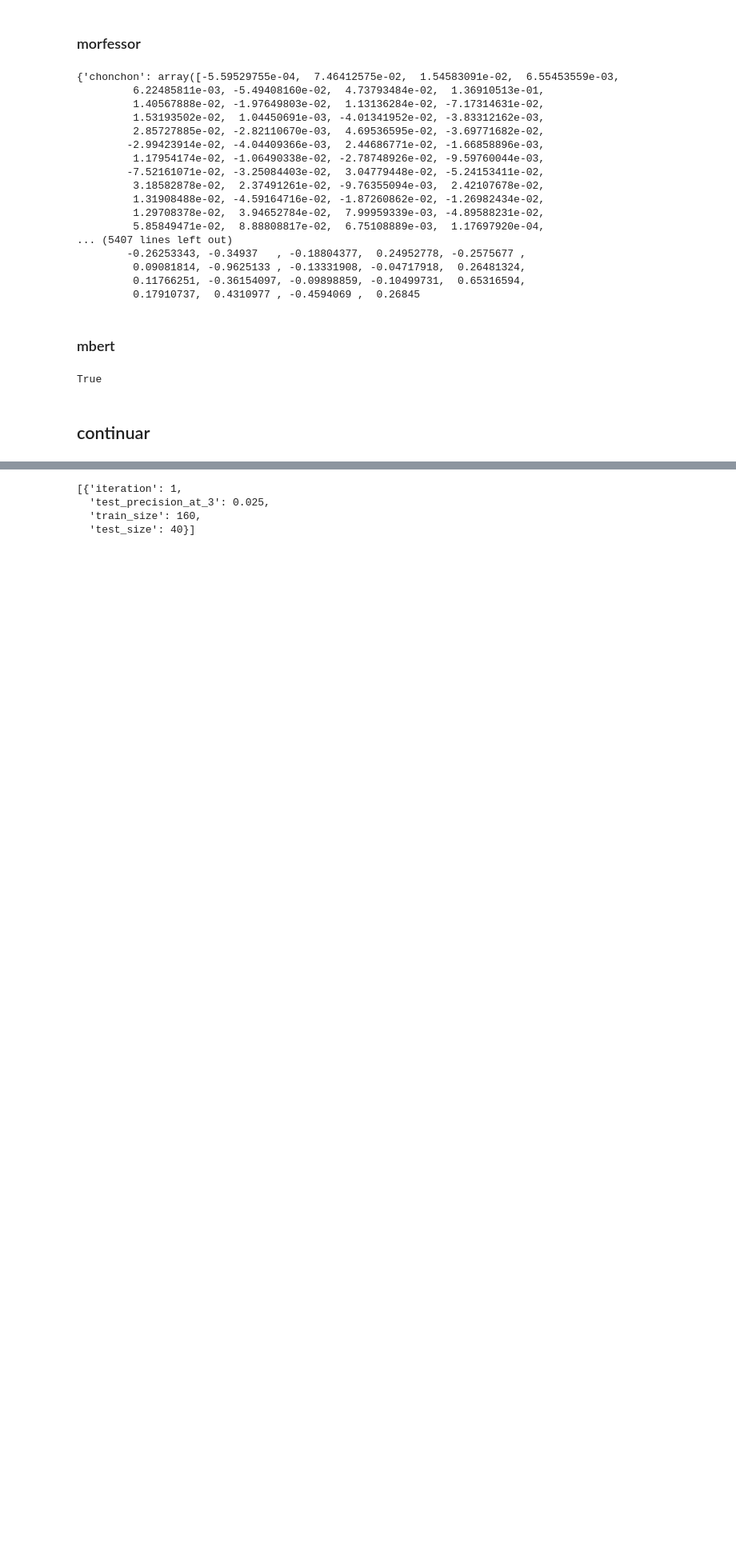
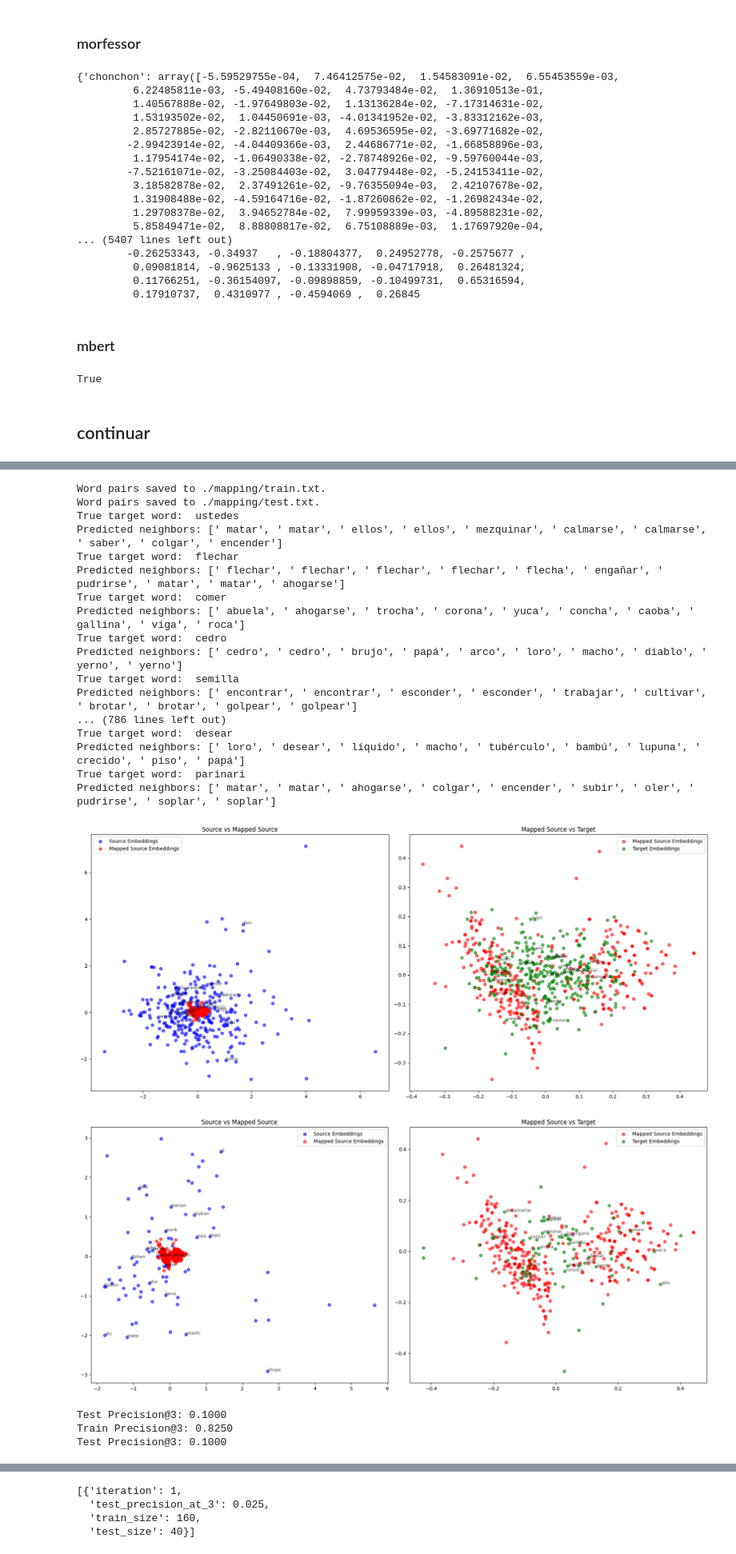
Before and after one commit to amyyy09/langmodel-iskonawa, a Jupyter notebook: O3/bdi/bdi.ipynb, the cells around one changed output, grey strips where cells are left out. Shown at 80% size. Drawn from its saved outputs; the diff is of its cells as text; code cells hidden in the pictures; blank space fills up the shorter version.

Commit message:
modelo final

```diff
--- a/O3/bdi/bdi.ipynb
+++ b/O3/bdi/bdi.ipynb
@@ -218,6 +220,10 @@ def train_bdi_pa(seed_dict, src_embeddings, tgt_embeddings, src_words, tgt_words
     train_tgt_words = [pair[1] for pair in train_pairs]
     test_tgt_words = [pair[1] for pair in test_pairs]
 
+
+    save_word_pairs_to_txt(train_src_words, train_tgt_words, "./mapping/train.txt")
+    save_word_pairs_to_txt(test_src_words, test_tgt_words, "./mapping/test.txt")
+
     # Get the embeddings for the training and test sets
     train_src = np.array([src_embeddings[word] for word in train_src_words])
     test_src = np.array([src_embeddings[word] for word in test_src_words])
@@ -227,6 +233,10 @@ def train_bdi_pa(seed_dict, src_embeddings, tgt_embeddings, src_words, tgt_words
     # 2. Train mapping function using only training data
     # print(train_src)
     mapping = learn_mapping(train_src, train_tgt)
+
+    # Save the trained mapping
+    with open("./mapping/model.bin", "wb") as f:
+        pickle.dump(mapping, f)
 
     # 3. Test mapping (evaluate on test set)
     mapped_test_src = map_embeddings(test_src, mapping)
@@ -254,7 +264,7 @@ def train_bdi_pa(seed_dict, src_embeddings, tgt_embeddings, src_words, tgt_words
     print(f"Test Precision@3: {test_p_at_3:.4f}")
     print(f"Train Precision@3: {train_p_at_3:.4f}")
 
-    return test_neighbors, test_p_at_3
+    return test_neighbors, test_p_at_3, mapping
 
 def train_bdi_gpa(seed_dict, src_embeddings, tgt_embeddings, src_words, tgt_words, num_iterations=100):
     """
@@ -278,10 +288,12 @@ def train_bdi_gpa(seed_dict, src_embeddings, tgt_embeddings, src_words, tgt_word
 
     # Split seed pairs into train and test sets
     train_pairs, test_pairs = train_test_split(seed_dict, test_size=0.2, random_state=42)
+
     train_src_words = [pair[0] for pair in train_pairs]
     test_src_words = [pair[0] for pair in test_pairs]
     train_tgt_words = [pair[1] for pair in train_pairs]
     test_tgt_words = [pair[1] for pair in test_pairs]
+
 
     train_src = np.array([src_embeddings[word] for word in train_src_words])
     test_src = np.array([src_embeddings[word] for word in test_src_words])
@@ -582,4 +603,14 @@ for word in src_words:
 # %%
+# Example usage:
+file_path = 'word_pairs.txt'  # Update with your file path
+seed_dict = load_seed_pairs(file_path, num_pairs=400)
 # Assuming you have a list of all source and target words (vocab) in your languages
 src_words = [pair[0] for pair in seed_dict]
 tgt_words = [pair[1] for pair in seed_dict]
+
+# Load precomputed embeddings for both source and target words
+src_embeddings = load_embeddings(iskonawa_model, src_words)
+# src_embeddings = embeddings
+tgt_embeddings = load_embeddings(spanish_model, tgt_words)
+
+save_word_pairs_to_txt(src_words, tgt_words, "./mapping/traintest.txt")
@@ -586,9 +619,34 @@ tgt_words = [pair[1] for pair in seed_dict]
-# %%
-
-# Load precomputed embeddings for both source and target words
-# src_embeddings = load_embeddings(iskonawa_model, src_words)
-src_embeddings = embeddings
-tgt_embeddings = load_embeddings(spanish_model, tgt_words)
+# %%
+
+# Train the BDI model
+test_neighbors, test_p_at_3, mapping = train_bdi_pa(seed_dict, src_embeddings, tgt_embeddings, src_words, tgt_words)
+
+# Output the nearest neighbors and Precision@3 score
+# print("Test Nearest Neighbors:", test_neighbors)
+print(f"Test Precision@3: {test_p_at_3:.4f}")
+# %% [output]
+Word pairs saved to ./mapping/train.txt.
+Word pairs saved to ./mapping/test.txt.
+True target word:  ustedes
+Predicted neighbors: [' matar', ' matar', ' ellos', ' ellos', ' mezquinar', ' calmarse', ' calmarse', ' saber', ' colgar', ' encender']
+True target word:  flechar
+Predicted neighbors: [' flechar', ' flechar', ' flechar', ' flechar', ' flecha', ' engañar', ' pudrirse', ' matar', ' matar', ' ahogarse']
+True target word:  comer
+Predicted neighbors: [' abuela', ' ahogarse', ' trocha', ' corona', ' yuca', ' concha', ' caoba', ' gallina', ' viga', ' roca']
+True target word:  cedro
+Predicted neighbors: [' cedro', ' cedro', ' brujo', ' papá', ' arco', ' loro', ' macho', ' diablo', ' yerno', ' yerno']
+True target word:  semilla
+Predicted neighbors: [' encontrar', ' encontrar', ' esconder', ' esconder', ' trabajar', ' cultivar', ' brotar', ' brotar', ' golpear', ' golpear']
+... (786 lines left out)
+True target word:  desear
+Predicted neighbors: [' loro', ' desear', ' líquido', ' macho', ' tubérculo', ' bambú', ' lupuna', ' crecido', ' piso', ' papá']
+True target word:  parinari
+Predicted neighbors: [' matar', ' matar', ' ahogarse', ' colgar', ' encender', ' subir', ' oler', ' pudrirse', ' soplar', ' soplar']
+[figure, added]
+[figure, added]
+Test Precision@3: 0.1000
+Train Precision@3: 0.8250
+Test Precision@3: 0.1000
 # %%
 from sklearn.decomposition import PCA
 import matplotlib.pyplot as plt
```
Also changed, not shown: parts of 9 cells of this notebook, 12 other files.
